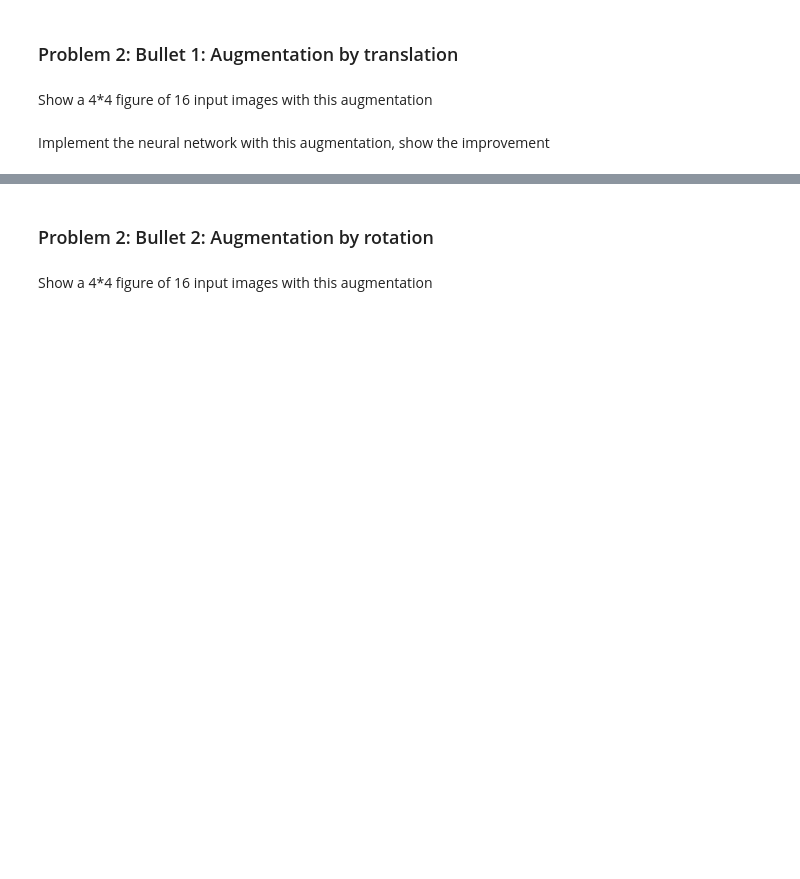
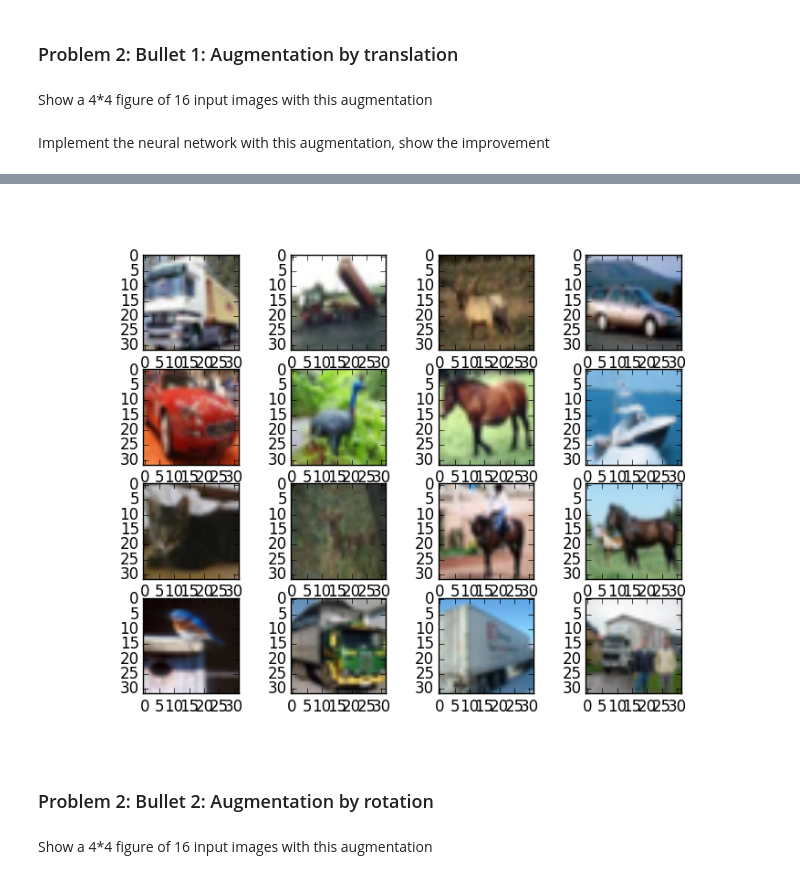
Before and after one commit to yogeshg/artistic-styles, a Jupyter notebook: hw/src/ecbm_e4040_hw3.ipynb, the cells around one changed output, grey strips where cells are left out. Saved outputs shown, nothing was run; the diff lists cells and outputs as text; code cells hidden in the pictures; blank space fills up the shorter version.

```diff
--- a/hw/src/ecbm_e4040_hw3.ipynb
+++ b/hw/src/ecbm_e4040_hw3.ipynb
@@ -102,3 +79,7 @@ The training process for function test_lenet ran for 0.09m
+# %%
+PIL.Image.open('./imgs/imgs-translate-orig.png')
+# %% [output]
+[figure, added]
 # %% [markdown]
 ### Problem 2: Bullet 2: Augmentation by rotation
 # %% [markdown]
```
Also changed, not shown: parts of 29 cells of this notebook.
